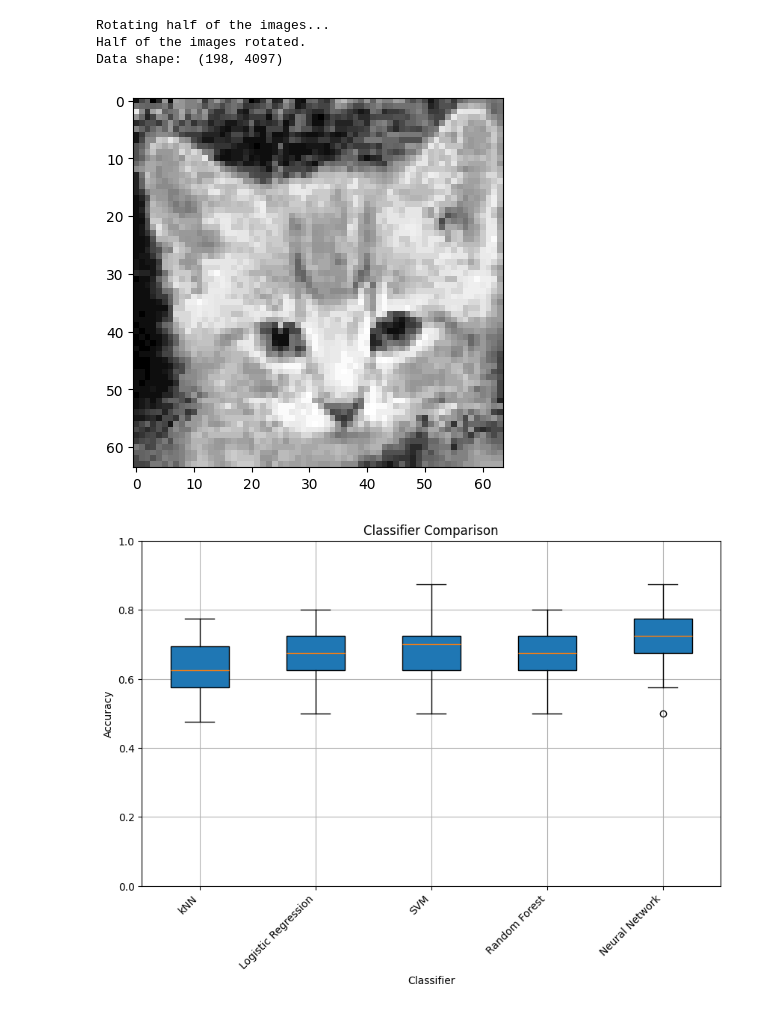
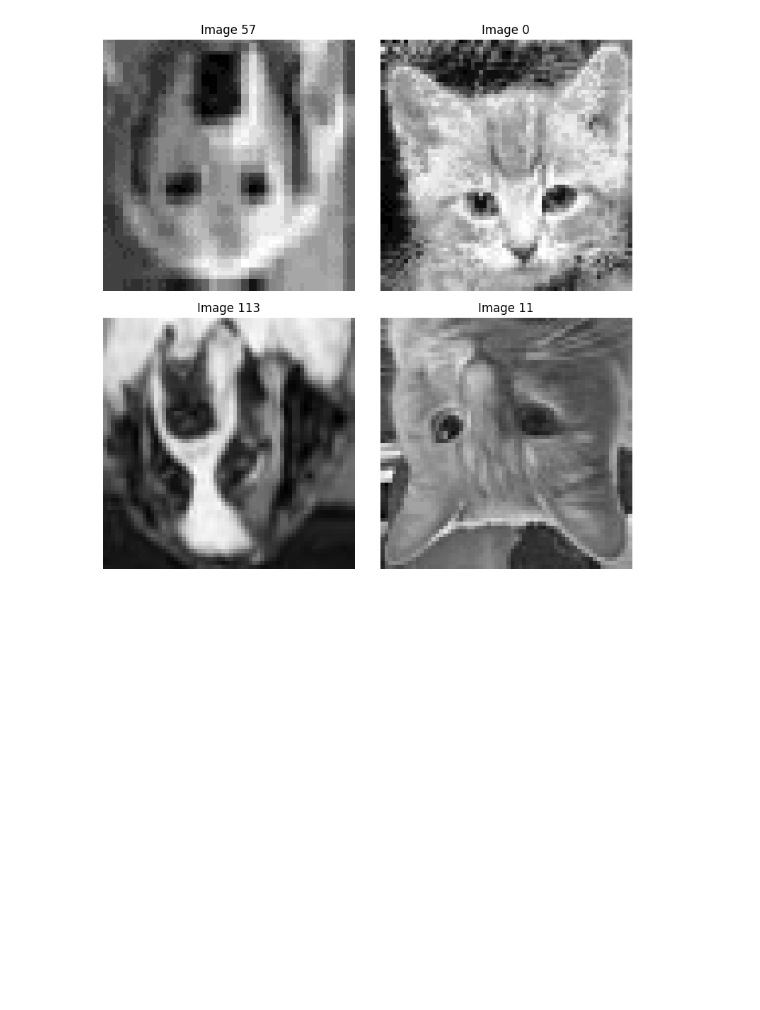
Before and after one commit to FelixJons/mve411-big-data-stats, a Jupyter notebook: assignment-3/question-2c.ipynb, the cells around one changed output. Cells and saved outputs as stored; diff of their text form; code cells hidden in the pictures; blank space fills up the shorter version.

```diff
--- a/assignment-3/question-2c.ipynb
+++ b/assignment-3/question-2c.ipynb
@@ -61,55 +61,30 @@ def rotate_images(df):
     rotated_df['Label'] = df['Label']  # Reattach the label
     return rotated_df
 
-# Load and rotate images
-df = load_data_to_df()
-print("Rotating half of the images...")
-df = rotate_images(df)
-print("Half of the images rotated.")
-print("Data shape: ", df.shape)
 
-# Display the first rotated image (for visualization)
-plt.imshow(df.iloc[0, :-1].values.reshape(64, 64), cmap="gray")
-plt.show()
-
-
-# Assuming df is your DataFrame with rotated images
-X = df.drop('Label', axis=1).values  # Feature set
-y = df['Label'].values  # Labels
-
-results = {}
-for _ in range(50):
-    X_train, X_test, y_train, y_test = train_test_split(X, y, test_size=0.2)
-    X_train_scaled, X_test_scaled = standardize(X_train, X_test)   #Mind: no
-
-
-    for name, clf in classifiers.items():
-        clf.fit(X_train_scaled, y_train.ravel())
-        y_pred = clf.predict(X_test_scaled)
-        accuracy = accuracy_score(y_test, y_pred)
-        if name not in results.keys():
-            results[name] = []
-        results[name].append(accuracy)
-
-        cross_val_acc = cross_val_score(clf, X, y, cv=5)  # 5-fold cross-validation
-        #print(f"{name} test accuracy: {accuracy:.2f}, Cross-validated accuracy: {np.mean(cross_val_acc):.2f}")
-
-# Create DataFrame for box plot
-df = pd.DataFrame(results.items(), columns=['Classifier', 'Accuracy'])
-
-# Plotting
-plt.figure(figsize=(10, 6))
-plt.boxplot(df['Accuracy'], patch_artist=True)
-plt.xticks([i+1 for i in range(len(df))], df['Classifier'], rotation=45, ha='right')
-plt.xlabel('Classifier')
-plt.ylabel('Accuracy')
-plt.title('Classifier Comparison')
-plt.ylim(0.0, 1.0)
-plt.grid(True)
-plt.show()
+### Comment:
+#Clearly the classification drops in performance ove tests with rotated images.
+#This is expected as the model has not been trained on rotated images.
-# %% [output]
-Rotating half of the images...
-Half of the images rotated.
-Data shape:  (198, 4097)
-[figure, removed]
-[figure, removed]
+# %%
+#Just loading and rotating images.
+# Load and rotate images
+df = load_data_to_df()
+df = rotate_images(df)
+# Sample four random images from the DataFrame
+sampled_images = df.sample(4)
+
+# Set up the figure and axes for a 2x2 grid of images
+fig, axes = plt.subplots(nrows=2, ncols=2, figsize=(8, 8))
+axes = axes.ravel()  # Flatten the array of axes
+
+# Loop over the randomly sampled images and plot each one
+for i, (idx, row) in enumerate(sampled_images.iterrows()):
+    image = row.drop('Label').values.reshape(64, 64)
+    axes[i].imshow(image, cmap='gray')
+    axes[i].set_title(f"Image {idx}")
+    axes[i].axis('off')
+
+plt.tight_layout()
+plt.show()
+# %% [output]
+[figure, added]
```
Also changed, not shown: parts of 2 cells of this notebook.
